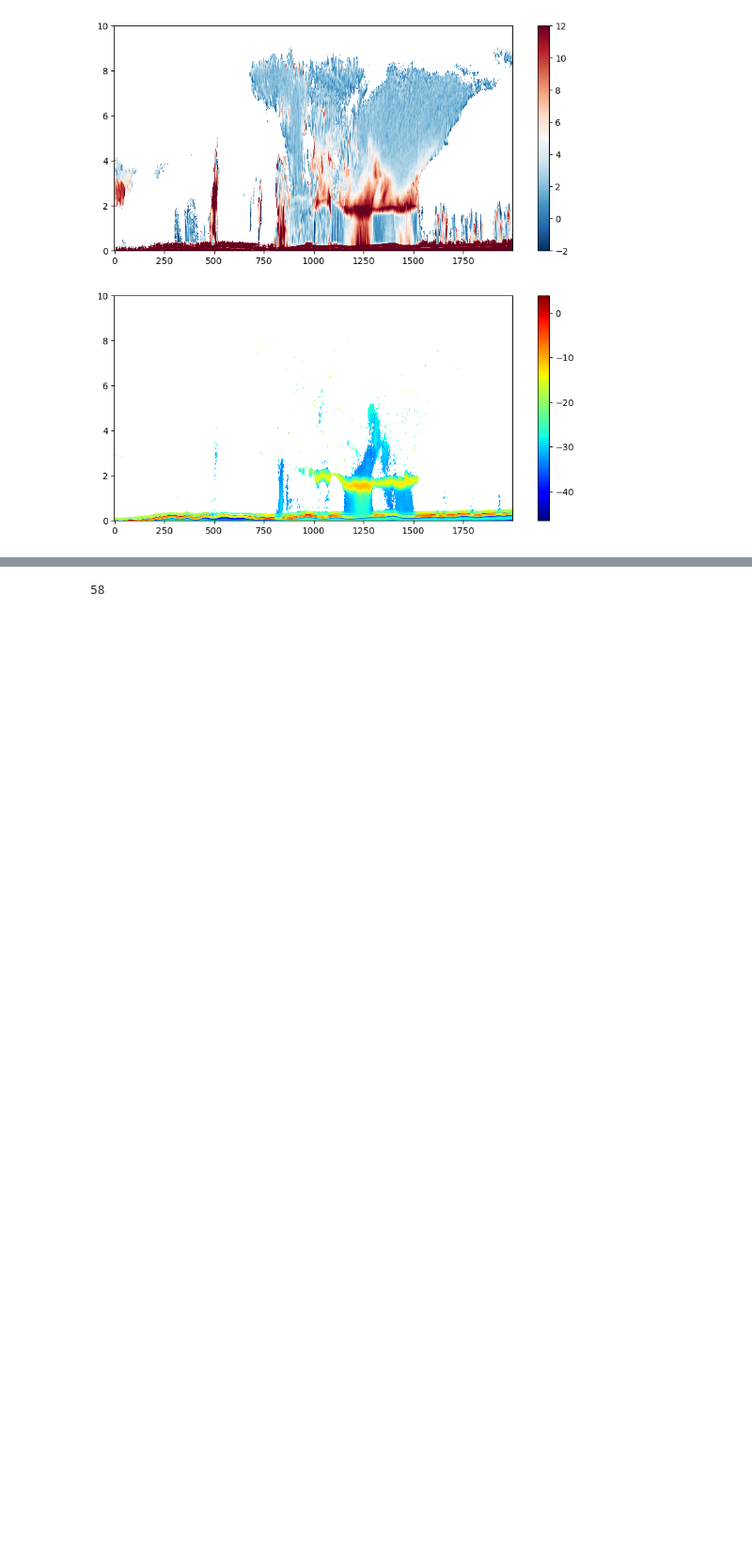
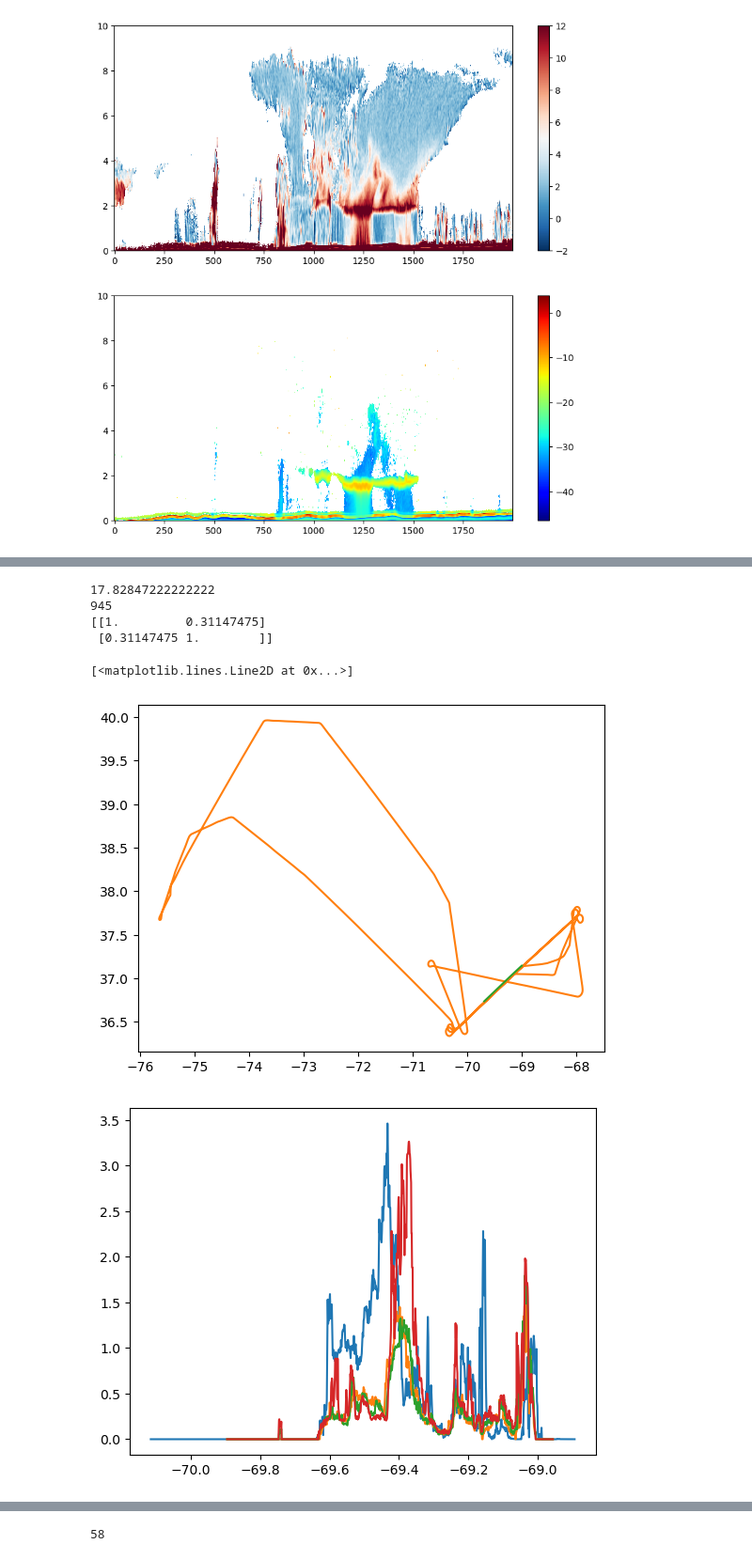
Before and after one commit to mgrecu35/impactsTables, a Jupyter notebook: readIMPACTS_20230115.ipynb, the cells around one changed output, grey strips where cells are left out. Shown at 94% size. Saved outputs shown, nothing was run; the diff lists cells and outputs as text; code cells hidden in the pictures; blank space fills up the shorter version.

```diff
--- a/readIMPACTS_20230115.ipynb
+++ b/readIMPACTS_20230115.ipynb
@@ -132,0 +219,43 @@ print(ldr[i,a[0]])
+# %%
+time_Ku
+import datetime
+dt=datetime.datetime(2023,1,15,0,0,0)-datetime.datetime(1970,1,1,0,0,0)
+t0=dt.total_seconds()
+print((time_Ku[0]-t0)/3600)
+#print(fh[])
+with nc.Dataset('IMPACTS_MergedHorizontal-P3_20230115_sizedistributions_v01.nc') as f:
+    lat_ncar=f['LAT'][:]
+    lon_ncar=f['LON'][:]
+    alt_ncar=f['GALT'][:]
+    time_ncar=f['time'][:]
+    IWC=f['IWC'][:]
+
+a_ncar=np.nonzero((time_ncar-(time_Ku[700]-t0))*(time_ncar-(time_Ku[1990]+300-t0))<=0)
+print(len(a_ncar[0]))
+plt.plot(lon_ncar[a_ncar],lat_ncar[a_ncar])
+plt.plot(lon_ncar,lat_ncar)
+#plt.plot(alt_ncar[a_ncar])
+plt.plot(lon[800:1600],lat[800:1600])
+plt.figure()
+plt.plot(lon_ncar[a_ncar],IWC[a_ncar])
+plt.plot(lonL,iwc[:,-30])
+plt.plot(lonL,iwc[:,-20])
+plt.plot(lonL,iwc[:,-12])
+iwcL=[]
+dtL=[]
+for irec,iwc1 in enumerate(iwc[:,-12]):
+    ind=np.argmin(np.abs(lon_ncar[a_ncar]-lonL[irec])+np.abs(lat_ncar[a_ncar]-latL[irec]))
+    iwcL.append(IWC[a_ncar][ind])
+    dtL.append(time_ncar[a_ncar][ind]-(timeL[irec]-t0))
+print(np.corrcoef(iwcL,iwc[:,-12]))
+plt.figure()
+plt.plot(iwcL)
+plt.plot(iwc[:,-12])
+# %% [output]
+17.82847222222222
+945
+[[1.         0.31147475]
+ [0.31147475 1.        ]]
+[<matplotlib.lines.Line2D at 0x...>]
+[figure, added]
+[figure, added]
```
Also changed, not shown: parts of 10 cells of this notebook.
